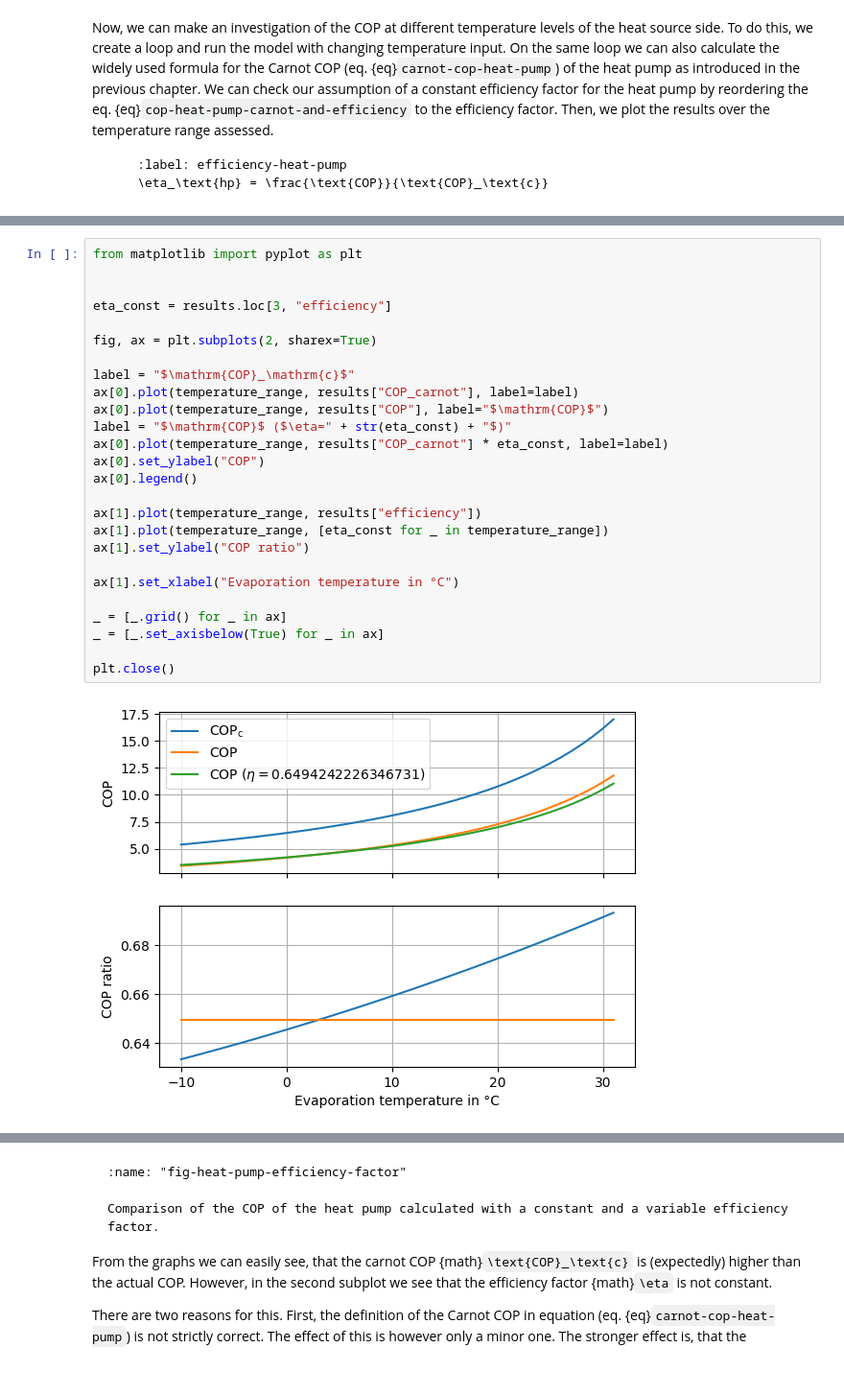
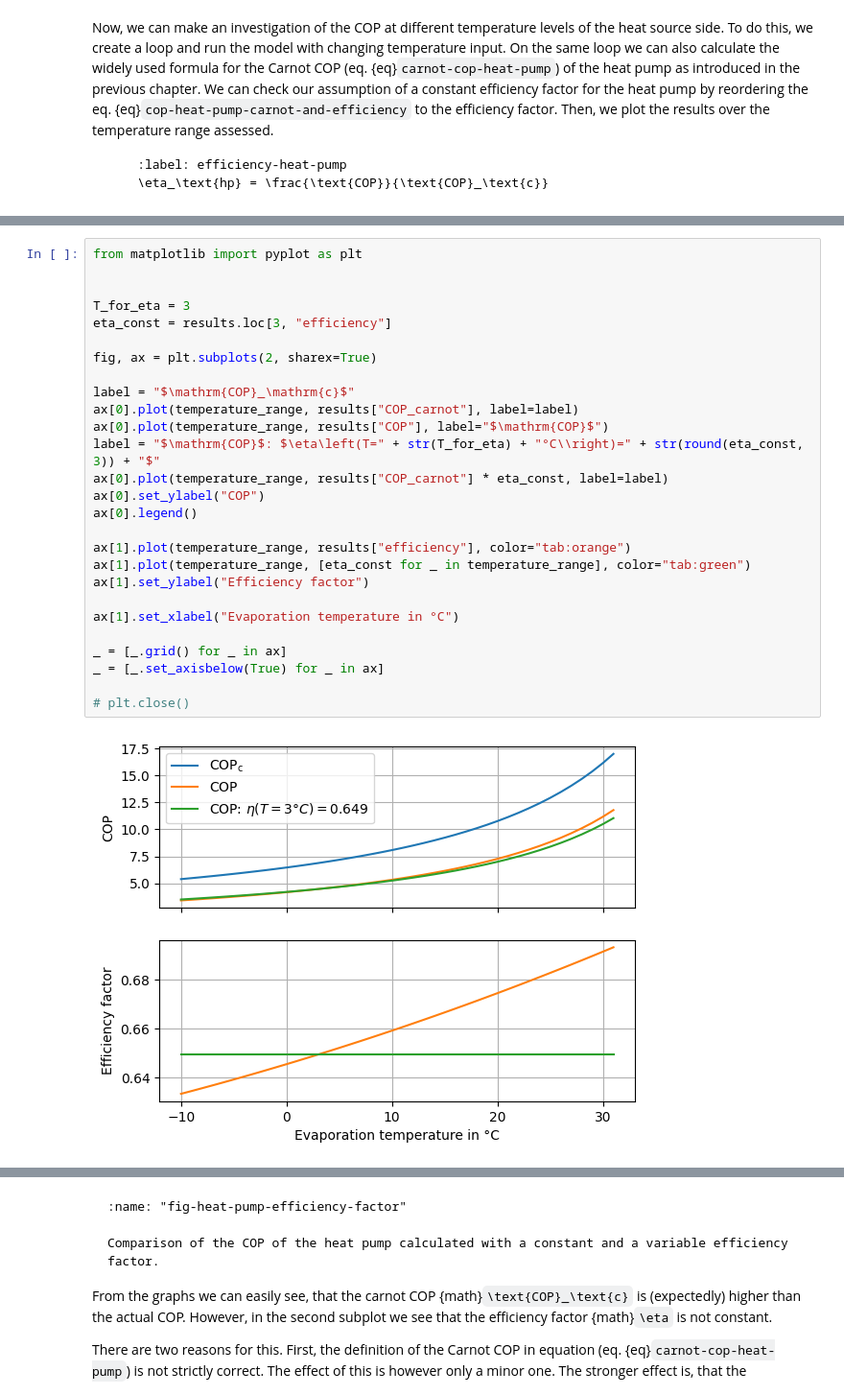
Before and after one commit to oemof/heat-pump-tutorial, a Jupyter notebook: workshop/simple-model/tespy-simple.ipynb, the cells around one changed output, grey strips where cells are left out. Shown at 96% size. Drawn from its saved outputs; the diff is of its cells as text.

```diff
--- a/workshop/simple-model/tespy-simple.ipynb
+++ b/workshop/simple-model/tespy-simple.ipynb
@@ -205,31 +187,32 @@ results["efficiency"] = results["COP"] / results["COP_carnot"]
 # %%
 from matplotlib import pyplot as plt
 
 
+T_for_eta = 3
 eta_const = results.loc[3, "efficiency"]
 
 fig, ax = plt.subplots(2, sharex=True)
 
 label = "$\mathrm{COP}_\mathrm{c}$"
 ax[0].plot(temperature_range, results["COP_carnot"], label=label)
 ax[0].plot(temperature_range, results["COP"], label="$\mathrm{COP}$")
-label = "$\mathrm{COP}$ ($\eta=" + str(eta_const) + "$)"
+label = "$\mathrm{COP}$: $\eta\left(T=" + str(T_for_eta) + "°C\\right)=" + str(round(eta_const, 3)) + "$"
 ax[0].plot(temperature_range, results["COP_carnot"] * eta_const, label=label)
 ax[0].set_ylabel("COP")
 ax[0].legend()
 
-ax[1].plot(temperature_range, results["efficiency"])
-ax[1].plot(temperature_range, [eta_const for _ in temperature_range])
-ax[1].set_ylabel("COP ratio")
+ax[1].plot(temperature_range, results["efficiency"], color="tab:orange")
+ax[1].plot(temperature_range, [eta_const for _ in temperature_range], color="tab:green")
+ax[1].set_ylabel("Efficiency factor")
 
 ax[1].set_xlabel("Evaporation temperature in °C")
 
 _ = [_.grid() for _ in ax]
 _ = [_.set_axisbelow(True) for _ in ax]
 
-plt.close()
+# plt.close()
 # %% [output]
-[figure, old version]
+[figure, new version]
 # %%
 from myst_nb import glue
 glue("fig-heat-pump-efficiency-factor", fig, display=False)
```
Also changed, not shown: parts of 7 cells of this notebook, 9 other files.
